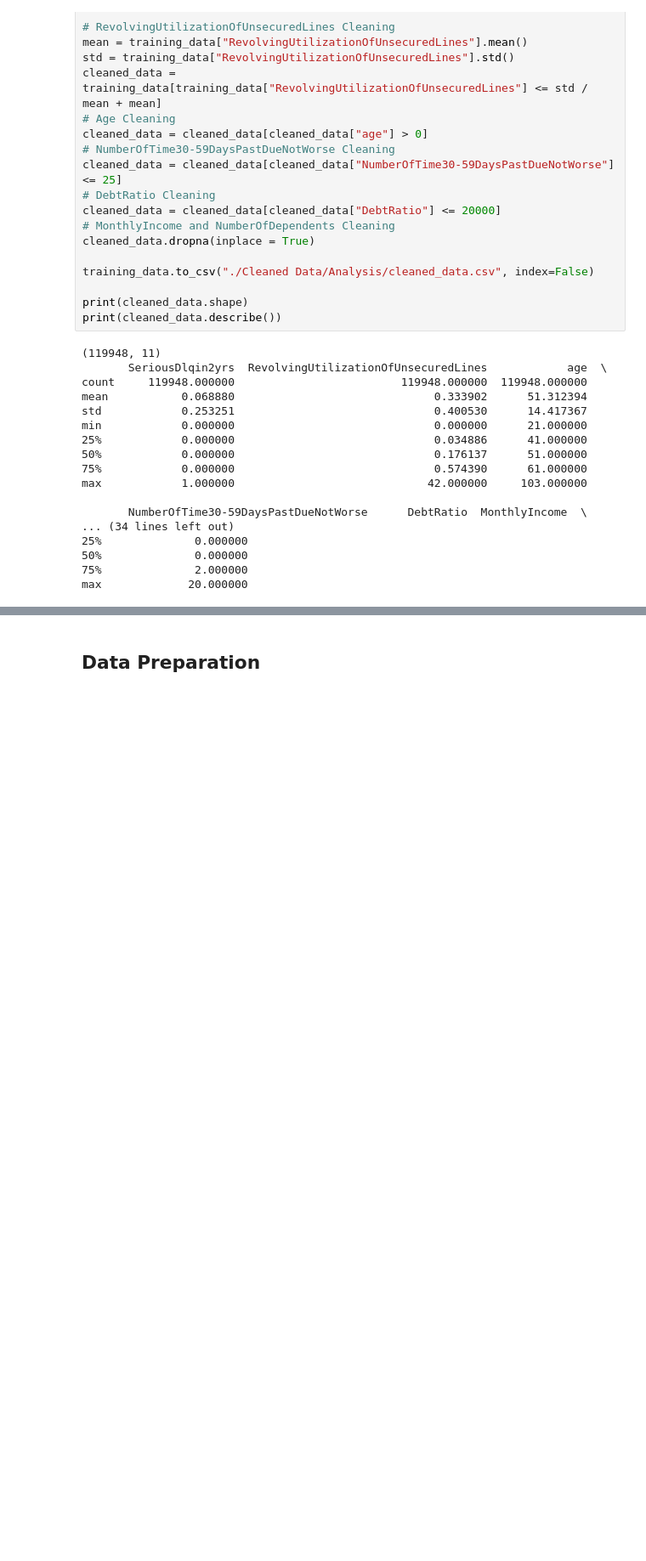
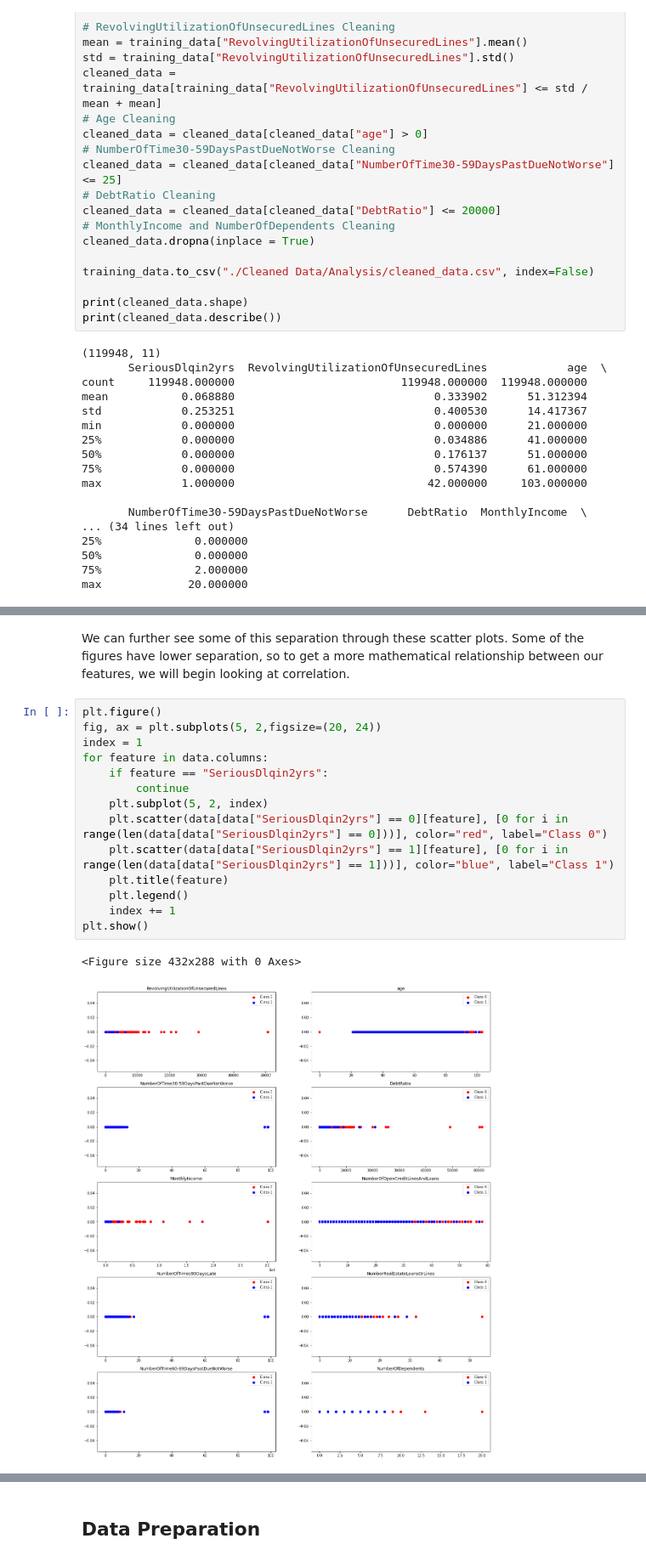
Before and after one commit to kimsternator/ECE-225-Project, a Jupyter notebook: ECE 225 Project.ipynb, the cells around one changed output, grey strips where cells are left out. Shown: that part at 85% size. Drawn from its saved outputs; the diff is of its cells as text; blank space fills up the shorter version.

```diff
--- a/ECE 225 Project.ipynb
+++ b/ECE 225 Project.ipynb
@@ -682,0 +709,19 @@ max             20.000000
+# %% [markdown]
+We can further see some of this separation through these scatter plots. Some of the figures have lower separation, so to get a more mathematical relationship between our features, we will begin looking at correlation.
+# %%
+plt.figure()
+fig, ax = plt.subplots(5, 2,figsize=(20, 24))
+index = 1
+for feature in data.columns:
+    if feature == "SeriousDlqin2yrs":
+        continue
+    plt.subplot(5, 2, index)
+    plt.scatter(data[data["SeriousDlqin2yrs"] == 0][feature], [0 for i in range(len(data[data["SeriousDlqin2yrs"] == 0]))], color="red", label="Class 0")
+    plt.scatter(data[data["SeriousDlqin2yrs"] == 1][feature], [0 for i in range(len(data[data["SeriousDlqin2yrs"] == 1]))], color="blue", label="Class 1")
+    plt.title(feature)
+    plt.legend()
+    index += 1
+plt.show()
+# %% [output]
+<Figure size 432x288 with 0 Axes>
+[figure, added]
```
Also changed, not shown: parts of 8 cells of this notebook.
